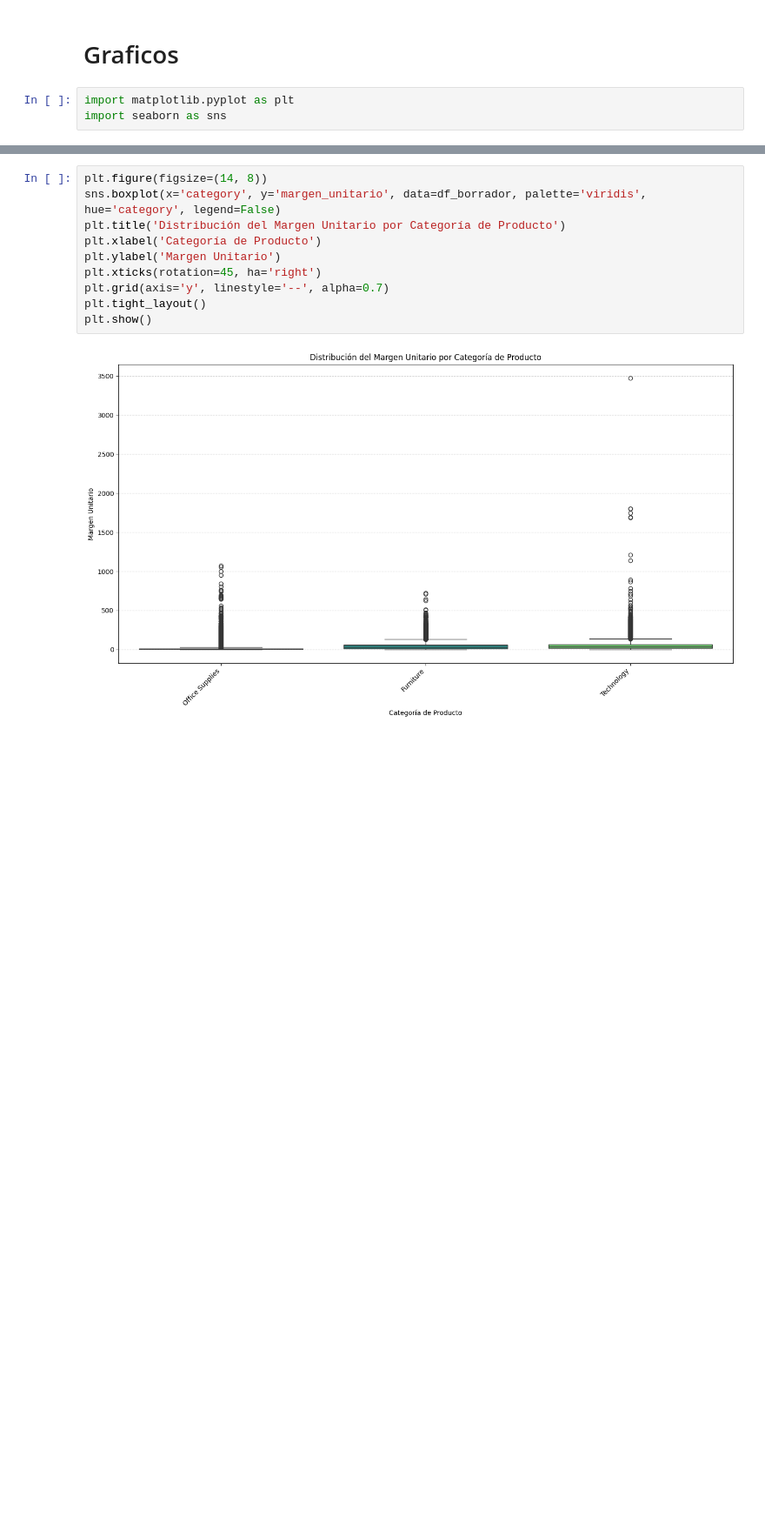
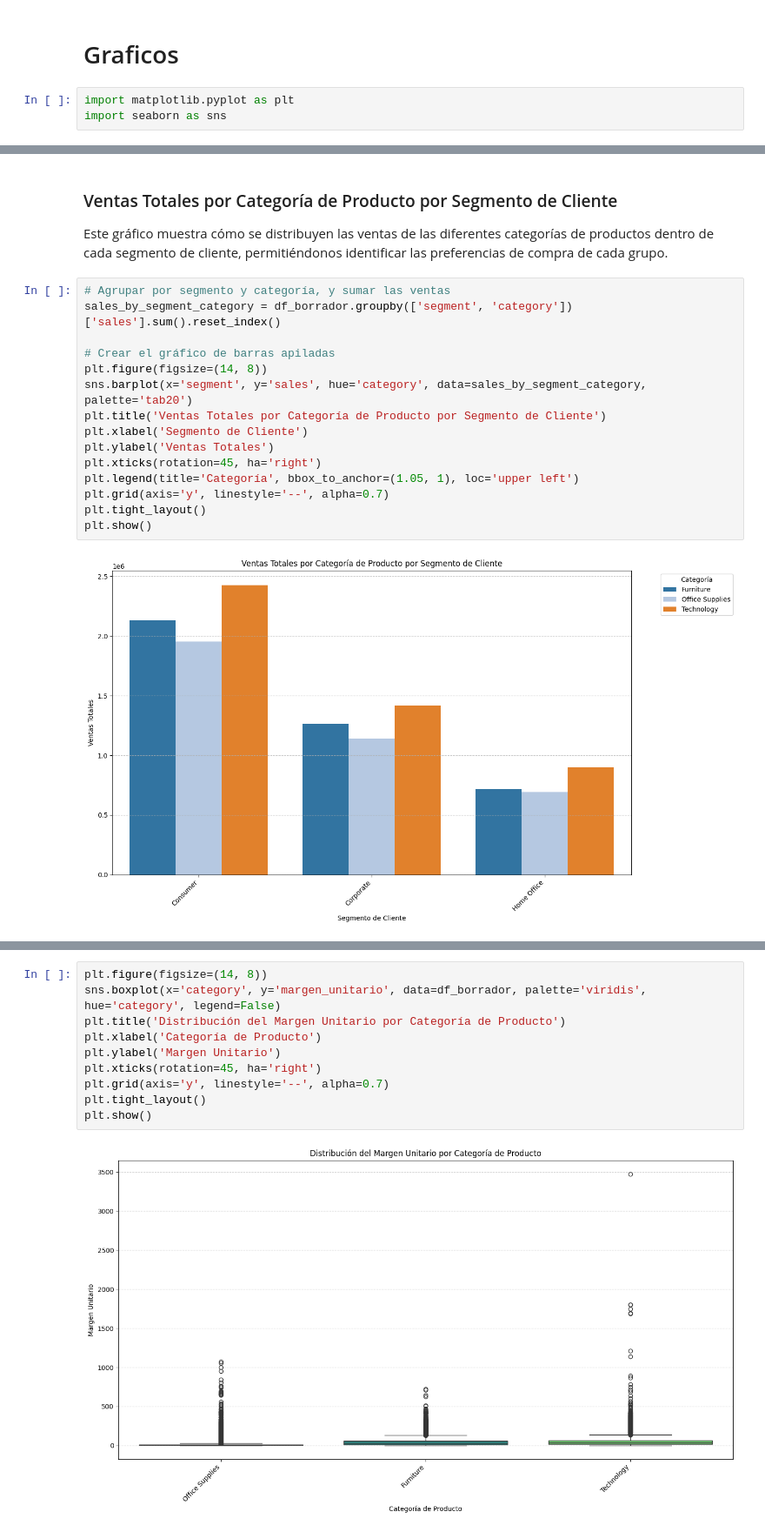
Before and after one commit to DAGP1145/MineriaDeDatos2, a Jupyter notebook: Dataset.ipynb, the cells around one changed output, grey strips where cells are left out. Shown at 87% size. Saved outputs shown, nothing was run; the diff lists cells and outputs as text; blank space fills up the shorter version.

```diff
--- a/Dataset.ipynb
+++ b/Dataset.ipynb
@@ -414,0 +550,21 @@ import seaborn as sns
+# %% [markdown]
+### Ventas Totales por Categoría de Producto por Segmento de Cliente
+
+Este gráfico muestra cómo se distribuyen las ventas de las diferentes categorías de productos dentro de cada segmento de cliente, permitiéndonos identificar las preferencias de compra de cada grupo.
+# %%
+# Agrupar por segmento y categoría, y sumar las ventas
+sales_by_segment_category = df_borrador.groupby(['segment', 'category'])['sales'].sum().reset_index()
+
+# Crear el gráfico de barras apiladas
+plt.figure(figsize=(14, 8))
+sns.barplot(x='segment', y='sales', hue='category', data=sales_by_segment_category, palette='tab20')
+plt.title('Ventas Totales por Categoría de Producto por Segmento de Cliente')
+plt.xlabel('Segmento de Cliente')
+plt.ylabel('Ventas Totales')
+plt.xticks(rotation=45, ha='right')
+plt.legend(title='Categoría', bbox_to_anchor=(1.05, 1), loc='upper left')
+plt.grid(axis='y', linestyle='--', alpha=0.7)
+plt.tight_layout()
+plt.show()
+# %% [output]
+[figure, added]
```
Also changed, not shown: parts of 34 cells of this notebook.
